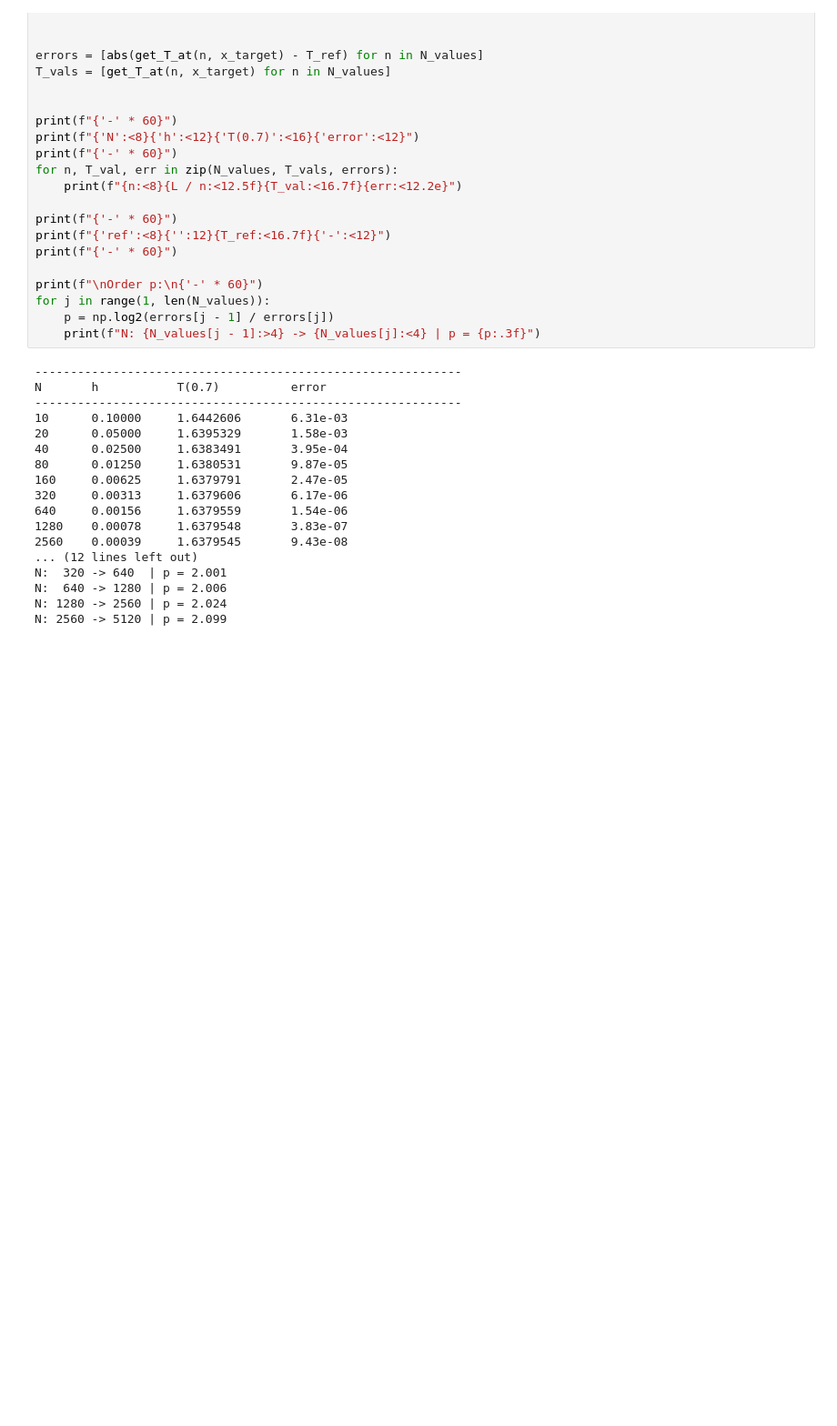
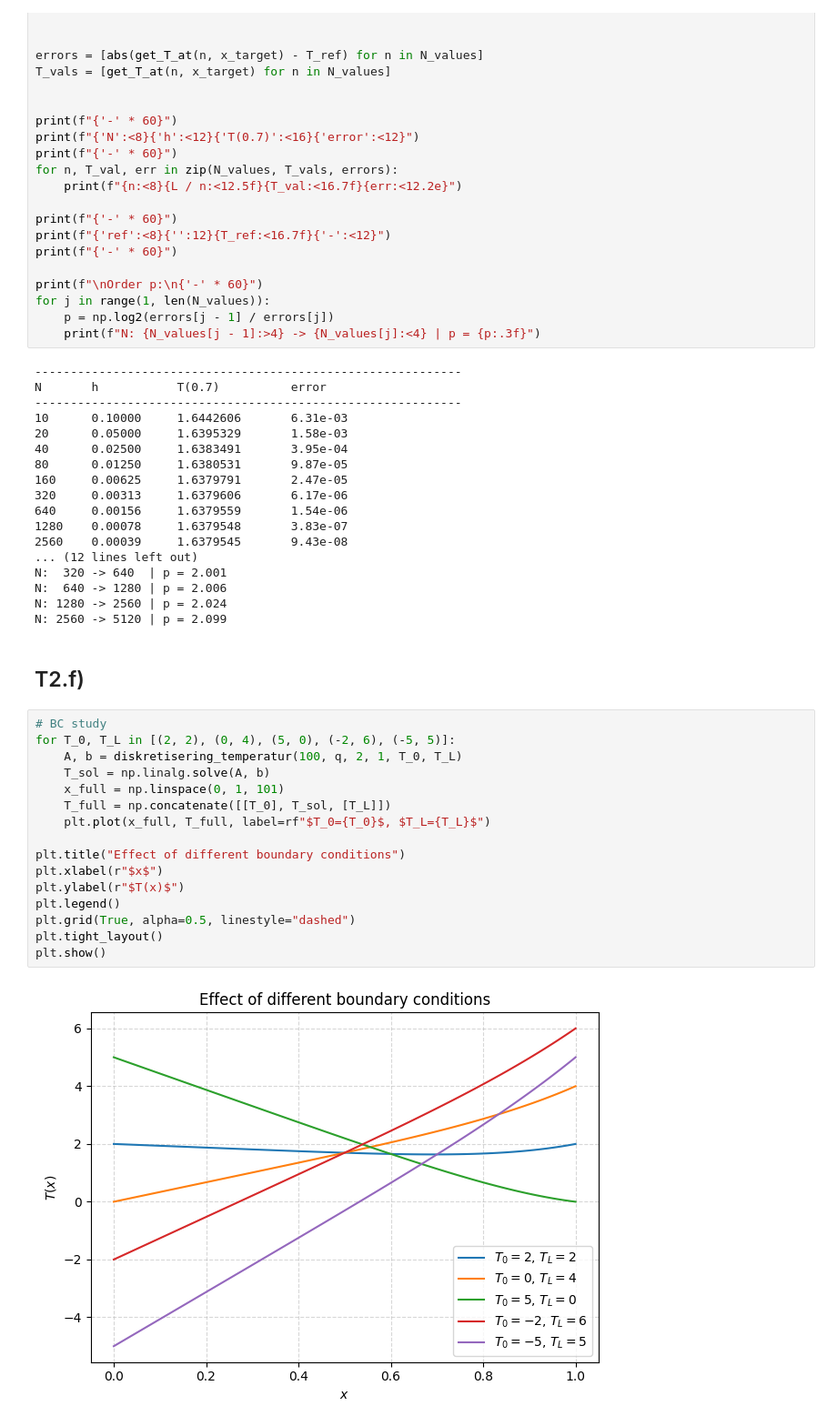
Before and after one commit to ericend/Numerical-Methods, a Jupyter notebook: LAB2/lab2.ipynb, the cells around one changed output. Shown at 91% size. Drawn from its saved outputs; the diff is of its cells as text; blank space fills up the shorter version.

```diff
--- a/LAB2/lab2.ipynb
+++ b/LAB2/lab2.ipynb
@@ -873,3 +873,23 @@ N:  320 -> 640  | p = 2.001
 N:  640 -> 1280 | p = 2.006
 N: 1280 -> 2560 | p = 2.024
 N: 2560 -> 5120 | p = 2.099
+# %% [markdown]
+## T2.f)
+# %%
+# BC study
+for T_0, T_L in [(2, 2), (0, 4), (5, 0), (-2, 6), (-5, 5)]:
+    A, b = diskretisering_temperatur(100, q, 2, 1, T_0, T_L)
+    T_sol = np.linalg.solve(A, b)
+    x_full = np.linspace(0, 1, 101)
+    T_full = np.concatenate([[T_0], T_sol, [T_L]])
+    plt.plot(x_full, T_full, label=rf"$T_0={T_0}$, $T_L={T_L}$")
+
+plt.title("Effect of different boundary conditions")
+plt.xlabel(r"$x$")
+plt.ylabel(r"$T(x)$")
+plt.legend()
+plt.grid(True, alpha=0.5, linestyle="dashed")
+plt.tight_layout()
+plt.show()
+# %% [output]
+[figure, added]
```
